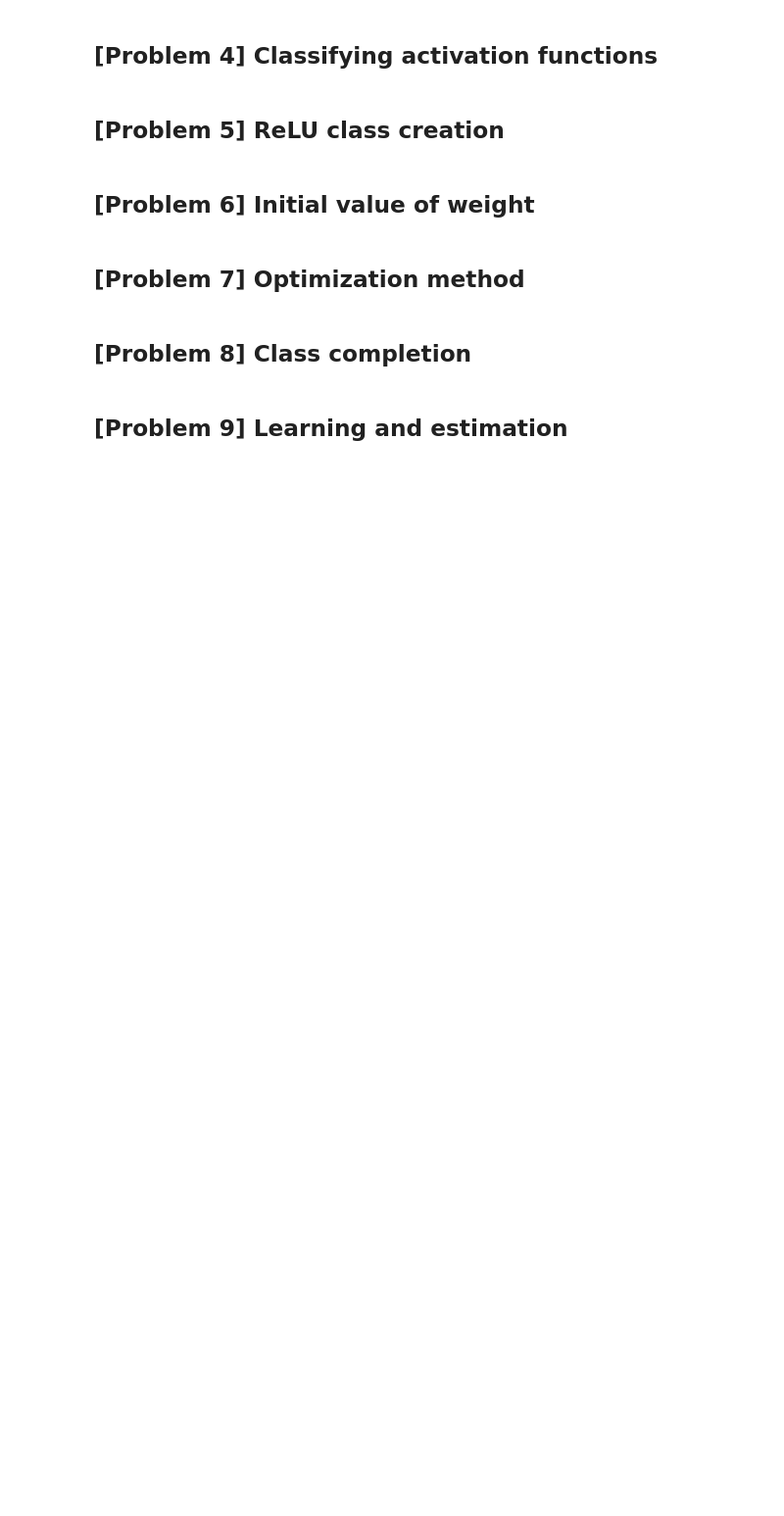
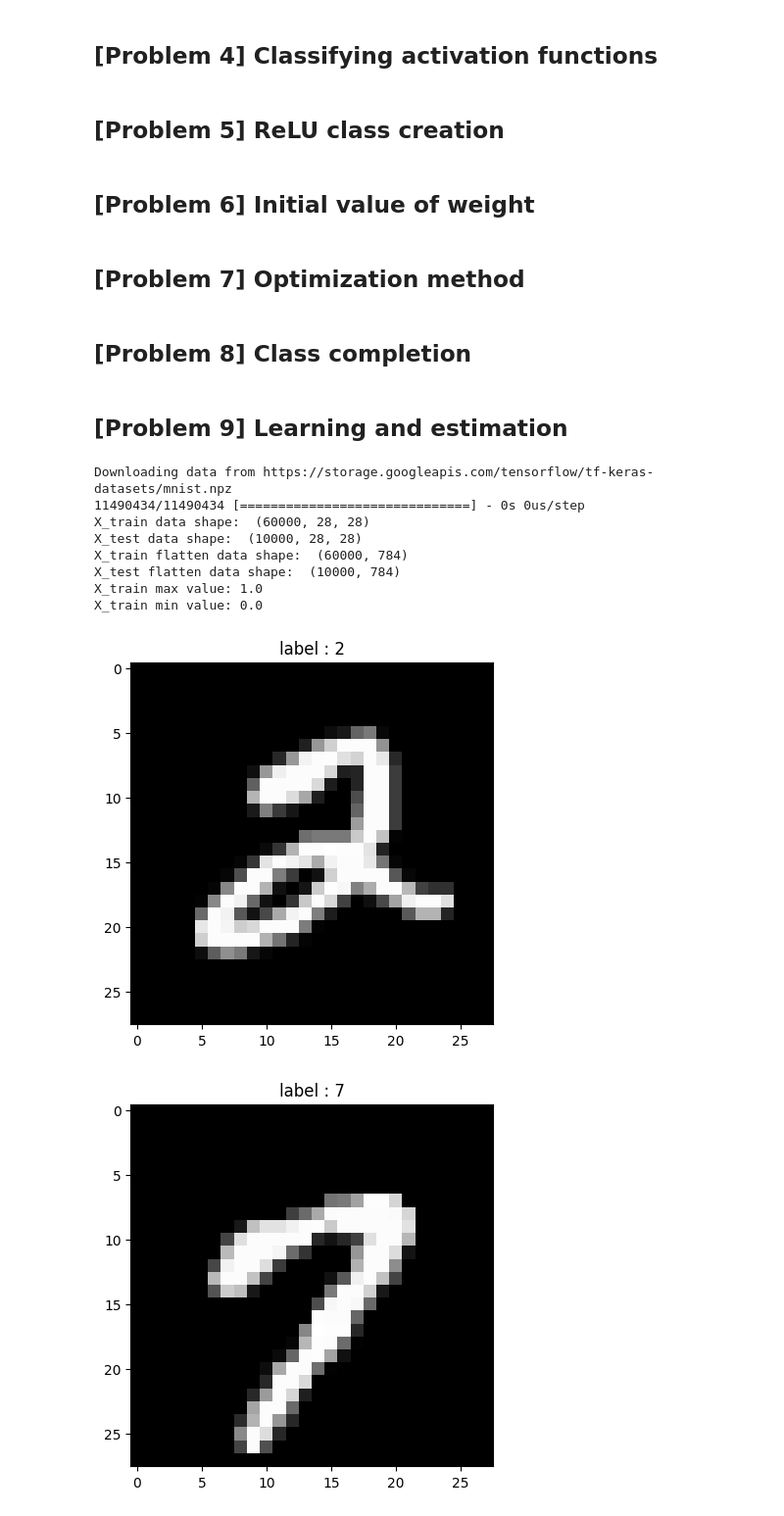
Before and after one commit to BatgerelBill/dive_into_ml_task, a Jupyter notebook: dl/dl_task_02_deep_neural_network.ipynb, the cells around one changed output. Shown at 98% size. Cells and saved outputs as stored; diff of their text form; code cells hidden in the pictures; blank space fills up the shorter version.

Commit message:
fix mnist images can be displayed

```diff
--- a/dl/dl_task_02_deep_neural_network.ipynb
+++ b/dl/dl_task_02_deep_neural_network.ipynb
@@ -469,4 +469,53 @@ class ScratchDeepNeuralNetrowkClassifier():
         return pred
 # %% [markdown]
 ## [Problem 9] Learning and estimation
+# %%
+(X_train, y_train), (X_test, y_test) = mnist.load_data()
+
+print("X_train data shape: ", X_train.shape) # (60000, 28, 28)
+print("X_test data shape: ", X_test.shape) # (10000, 28, 28)
+
+X_train = X_train.reshape(-1, 784)
+X_test = X_test.reshape(-1, 784)
+
+print("X_train flatten data shape: ", X_train.shape) # (60000, 28, 28)
+print("X_test flatten data shape: ", X_test.shape) # (10000, 28, 28)
+
+# Preprocessing
+
+X_train = X_train.astype(np.float32)
+X_test = X_test.astype(np.float32)
+X_train /= 255
+X_test /= 255
+print('X_train max value:', X_train.max()) # 1.0
+print('X_train min value:', X_train.min()) # 0.0
+
+#-------- One or more MNIST images can be displayed -------#
+index = 5
+image = X_train[index].reshape(28,28)
+# X_train[index]: (784,)
+# image: (28, 28)
+plt.imshow(image, 'gray')
+plt.title('label : {}'.format(y_train[index]))
+plt.show()
+
+
+index = 15
+image = X_train[index].reshape(28,28)
+image = image.astype(np.float64) # Convert to float type
+image -= 105.35 # Try to create a negative number on purpose
+plt.imshow(image, 'gray')
+plt.title('label : {}'.format(y_train[index]))
+plt.show()
+# %% [output]
+Downloading data from https://storage.googleapis.com/tensorflow/tf-keras-datasets/mnist.npz
+11490434/11490434 [==============================] - 0s 0us/step
+X_train data shape:  (60000, 28, 28)
+X_test data shape:  (10000, 28, 28)
+X_train flatten data shape:  (60000, 784)
+X_test flatten data shape:  (10000, 784)
+X_train max value: 1.0
+X_train min value: 0.0
+[figure, added]
+[figure, added]
 # %%
```
Also changed, not shown: parts of 1 cell of this notebook.
